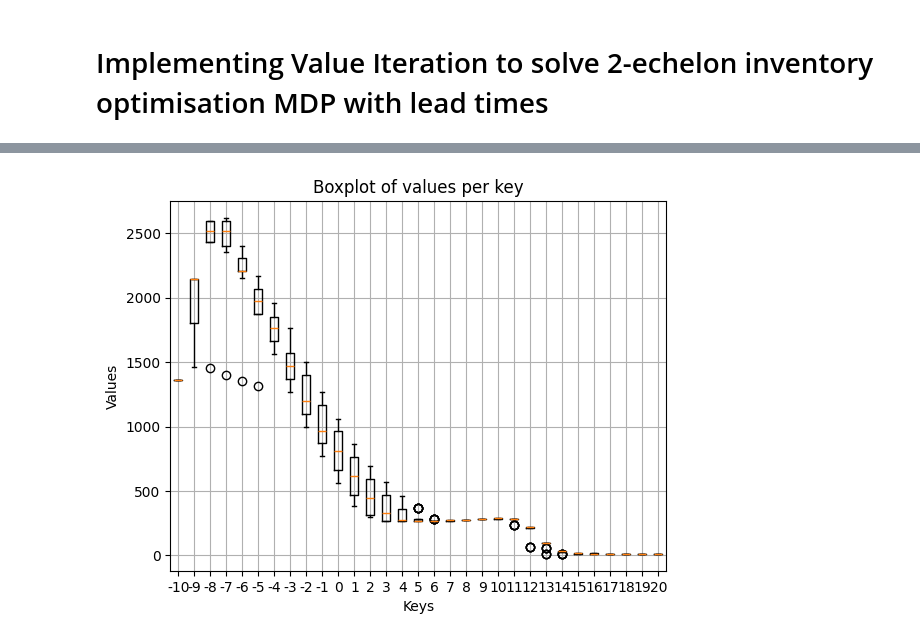
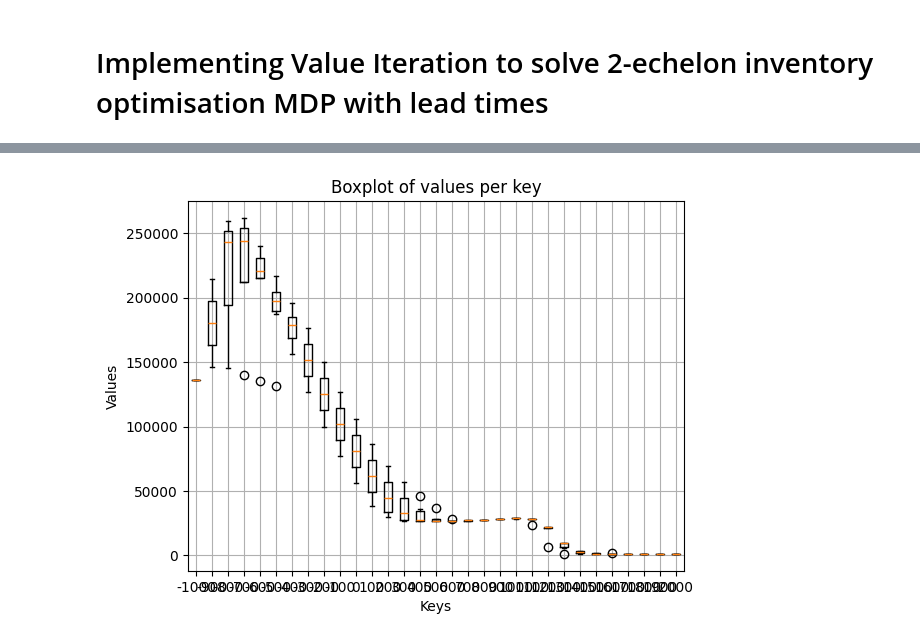
Before and after one commit to turtlesoul25/STOR-i_IM_PhDResearchProposal, a Jupyter notebook: SolveMDP.ipynb, the cells around one changed output, grey strips where cells are left out. Saved outputs shown, nothing was run; the diff lists cells and outputs as text; code cells hidden in the pictures.

Commit message:
Finished first checks for MDP with lead times. added some plots for analysis/assessment

```diff
--- a/SolveMDP.ipynb
+++ b/SolveMDP.ipynb
@@ -253,8 +202,0 @@ opt_costs_ip_unique = dict([(key, set(value)) for key, value in opt_costs_ip.ite
-# %%
-for key, values in opt_costs_ip_unique.items():
-    plt.scatter([key]*len(values), list(values))
-plt.title("Minimised costs at DC")
-plt.xlabel("Inventory position (in units)")
-plt.ylabel("Cost")
-plt.grid()
-plt.show()
@@ -263,10 +202,0 @@ plt.show()
-# %%
-fig, ax = plt.subplots()
-for i, (key, values) in enumerate(opt_costs_ip.items()):
-    plt.scatter([key] * len(values), values, color='k')  # x is repeated key label
-
-plt.title("Minimised costs at DC")
-plt.xlabel("Inventory position (in units)")
-plt.ylabel("Cost")
-plt.grid()
-plt.show()
@@ -275,11 +213,11 @@ plt.show()
 # %%
-sorted_keys_costs =  sorted(opt_costs_ip.keys())
-sorted_values_costs = [opt_costs_ip[k] for k in sorted_keys_costs]
-plt.boxplot(sorted_values_costs, labels=sorted_keys_costs)
-plt.title("Boxplot of minimised costs at DC")
-plt.xlabel("Inventory position (in units)")
-plt.ylabel("Cost")
-plt.grid()
+sorted_keys_costs = sorted(opt_cost_range.keys())
+sorted_cost_values = [list(opt_cost_range[key]) for key in sorted_keys_costs]
+plt.boxplot(sorted_cost_values, labels=sorted_keys_costs)
+plt.title("Boxplot of values per key")
+plt.xlabel("Keys")
+plt.ylabel("Values")
+plt.grid(True)
 plt.show()
 # %% [output]
-[figure, old version]
+[figure, new version]
```
Also changed, not shown: parts of 22 cells of this notebook.
